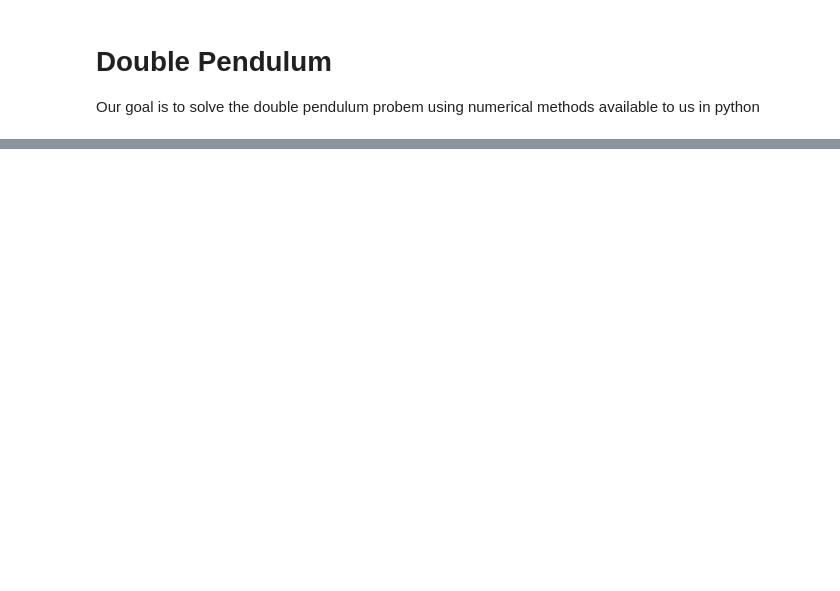
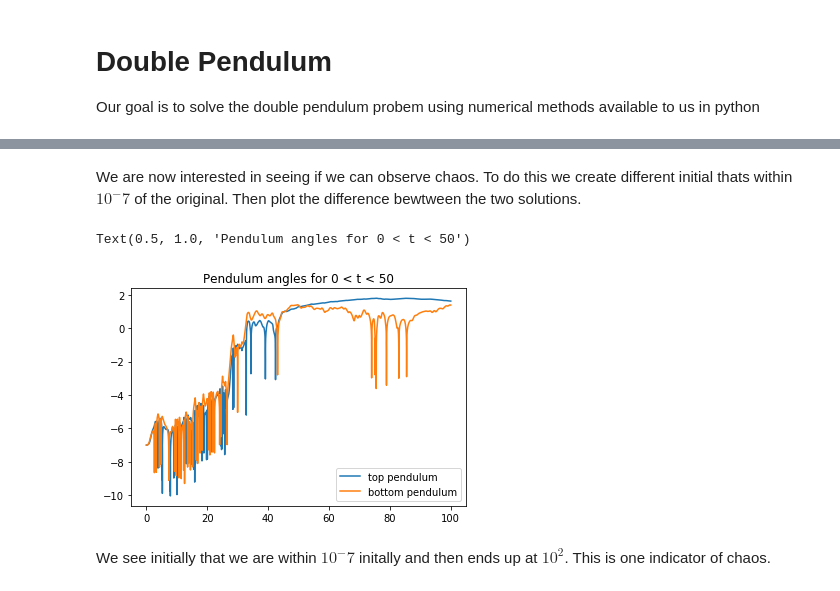
Before and after one commit to APA643/5300-final, a Jupyter notebook: Double Pendulum.ipynb, the cells around one changed output, grey strips where cells are left out. Saved outputs shown, nothing was run; the diff lists cells and outputs as text; code cells hidden in the pictures; blank space fills up the shorter version.

```diff
--- a/Double Pendulum.ipynb
+++ b/Double Pendulum.ipynb
@@ -248,0 +228,26 @@ ValueError: x and y must have same first dimension, but have shapes (20000,) and
+# %% [markdown]
+We are now interested in seeing if we can observe chaos. To do this we create different initial thats within $10^-7$ of the original. Then plot the difference bewtween the two solutions.
+# %%
+t_start = 0.
+t_end = 350.
+delta_t = 0.001
+t_pts = np.arange(t_start, t_end+delta_t, delta_t)
+start, stop = start_stop_indices(t_pts, 0, 100)
+phi_0d = (3./4.)*np.pi+.0000001
+phi_dot_0d = 0.
+phi_1d = (3./4.)*np.pi+.0000001
+phi_dot_1d = 1.
+phi_0d, phi_dot_0d, phi_1d, phi_dot_1d = p1.solve_ode(t_pts, phi_0d, phi_dot_0d, phi_1d, phi_dot_1d)
+
+fig = plt.figure()
+
+ax1 = fig.add_subplot(1,1,1)
+ax1.plot(t_pts[start:stop], np.log10(np.abs(phi_0[start:stop]-phi_0d[start:stop])), label=('top pendulum'))
+ax1.plot(t_pts[start:stop], np.log10(np.abs(phi_1[start:stop]-phi_1d[start:stop])), label = ('bottom pendulum'))
+ax1.legend()
+ax1.set_title('Pendulum angles for 0 < t < 50')
+# %% [output]
+Text(0.5, 1.0, 'Pendulum angles for 0 < t < 50')
+[figure, added]
+# %% [markdown]
+We see initially that we are within $10^-7$ initally and then ends up at $10^2$. This is one indicator of chaos.
```
Also changed, not shown: parts of 10 cells of this notebook, 2 other files.
